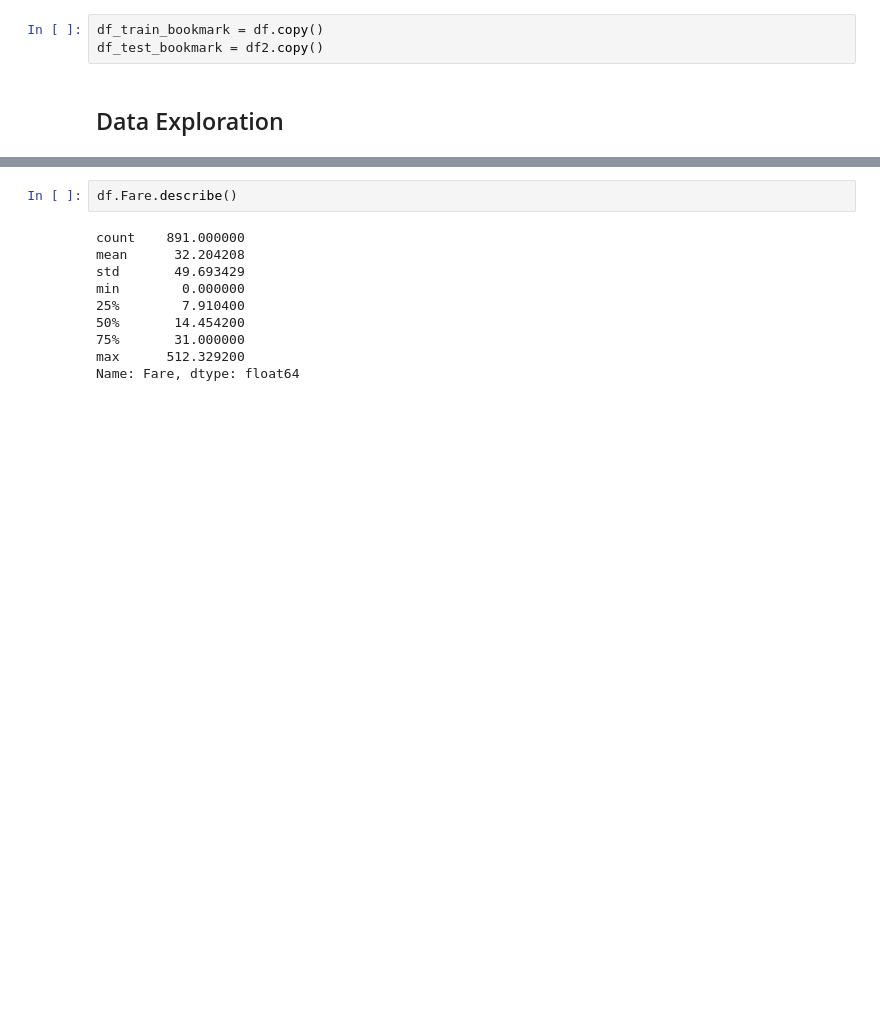
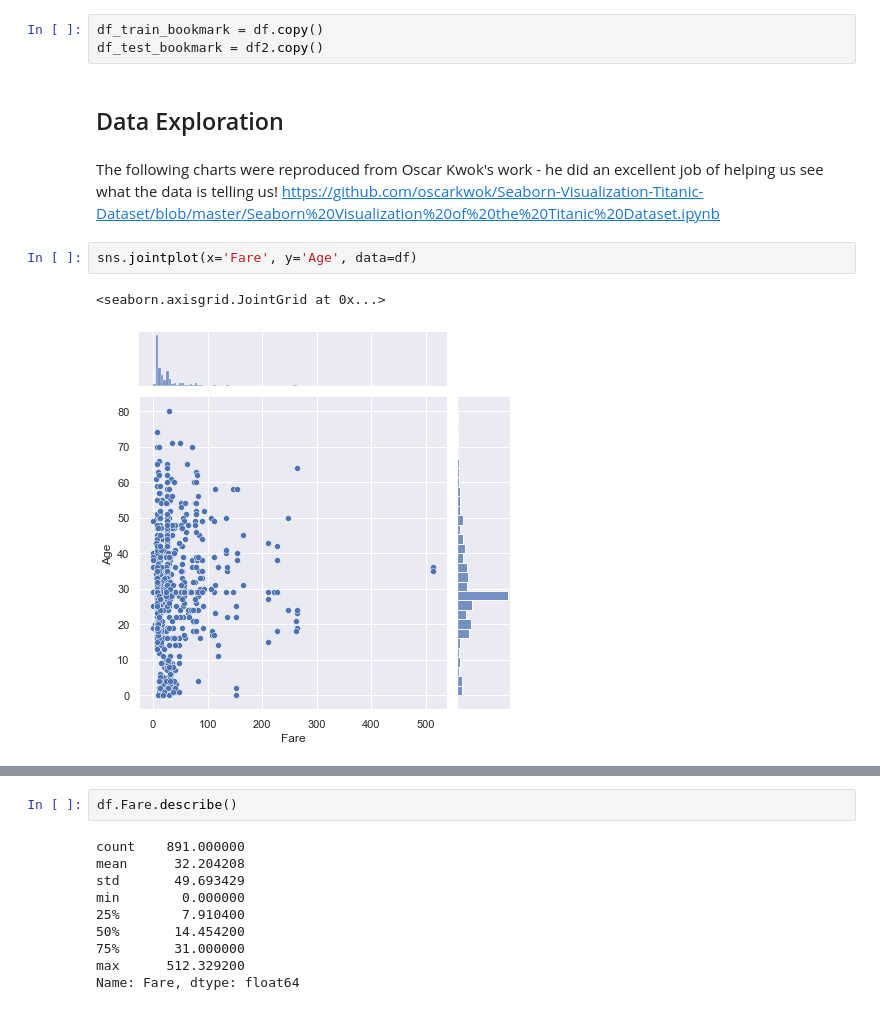
Before and after one commit to waldals/Titanic, a Jupyter notebook: titanic.ipynb, the cells around one changed output, grey strips where cells are left out. Saved outputs shown, nothing was run; the diff lists cells and outputs as text; blank space fills up the shorter version.

Commit message:
Visualizations updated

```diff
--- a/titanic.ipynb
+++ b/titanic.ipynb
@@ -274,3 +277,11 @@ df_train_bookmark = df.copy()
 df_test_bookmark = df2.copy()
 # %% [markdown]
 ## Data Exploration
+# %% [markdown]
+The following charts were reproduced from Oscar Kwok's work - he did an excellent job of helping us see what the data is telling us!
+https://github.com/oscarkwok/Seaborn-Visualization-Titanic-Dataset/blob/master/Seaborn%20Visualization%20of%20the%20Titanic%20Dataset.ipynb
+# %%
+sns.jointplot(x='Fare', y='Age', data=df)
+# %% [output]
+<seaborn.axisgrid.JointGrid at 0x...>
+[figure, added]
```
Also changed, not shown: parts of 10 cells of this notebook.
